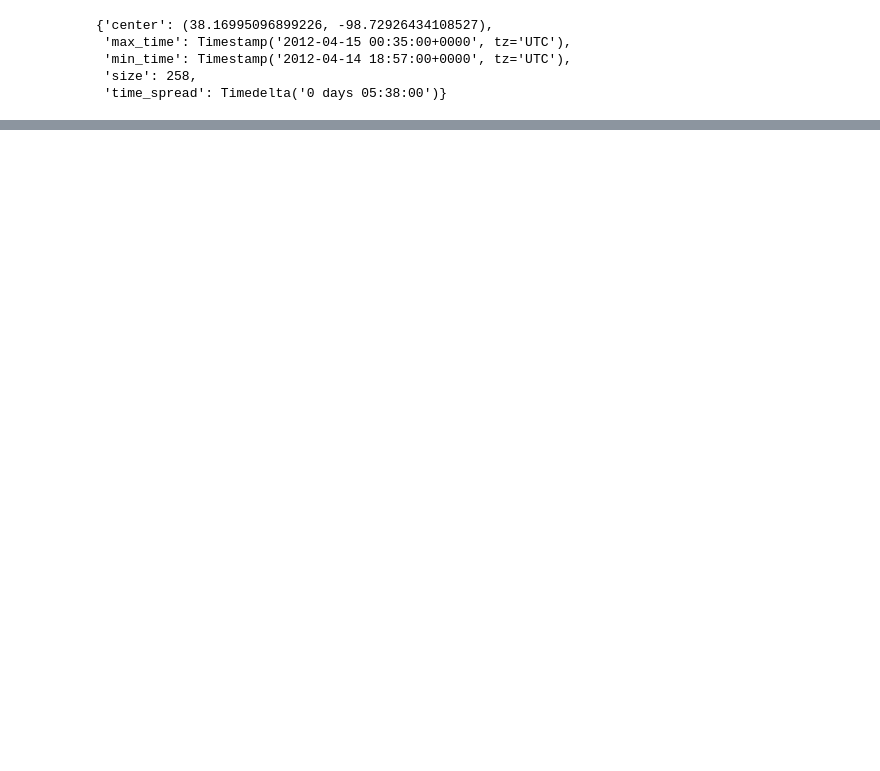
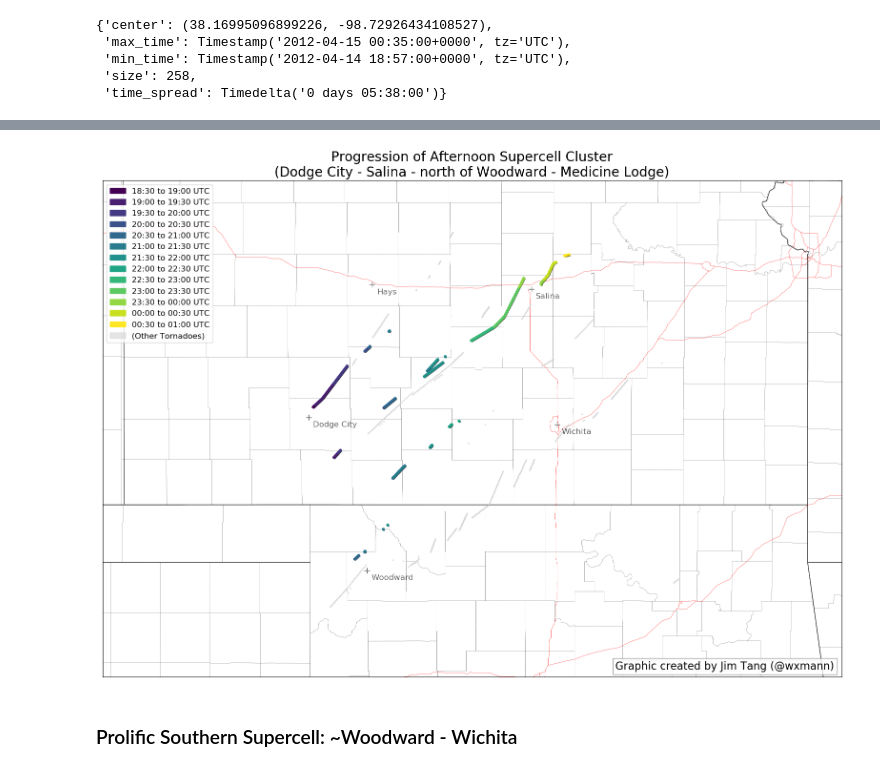
Before and after one commit to wxmann/tc-analysis, a Jupyter notebook: notebooks/Deconstructing the April 14, 2012 Tornado Outbreak.ipynb, the cells around one changed output, grey strips where cells are left out. Saved outputs shown, nothing was run; the diff lists cells and outputs as text; code cells hidden in the pictures; blank space fills up the shorter version.

```diff
--- a/notebooks/Deconstructing the April 14, 2012 Tornado Outbreak.ipynb
+++ b/notebooks/Deconstructing the April 14, 2012 Tornado Outbreak.ipynb
@@ -118,6 +154,6 @@ plt.show()
 # %%
-clustb = clusters.clusters[1]
-clustb.summary()
+clust1 = clusters.clusters[1]
+clust1.summary()
 # %% [output]
 {'center': (38.16995096899226, -98.72926434108527),
  'max_time': Timestamp('2012-04-15 00:35:00+0000', tz='UTC'),
@@ -181,0 +163,19 @@ TypeError: unhashable type: 'slice'
+# %%
+fig = plt.figure(figsize=(20, 20), dpi=100)
+
+min_time = pd.Timestamp('2012-04-14 18:30+0000')
+max_time = pd.Timestamp('2012-04-15 01:00+0000')
+dt = pd.Timedelta('30 min')
+time_buckets = datetime_buckets(min_time, max_time, dt)
+
+plot_cluster_progression(clust1, clusters, time_buckets)
+
+plt.title('Progression of Afternoon Supercell Cluster'
+          '\n(Dodge City - Salina - north of Woodward - Medicine Lodge)',
+         fontsize=20)
+watermark(fig)
+plt.show()
+# %% [output]
+[figure, added]
+# %% [markdown]
+### Prolific Southern Supercell: ~Woodward - Wichita
```
Also changed, not shown: parts of 30 cells of this notebook, 1 other file.
